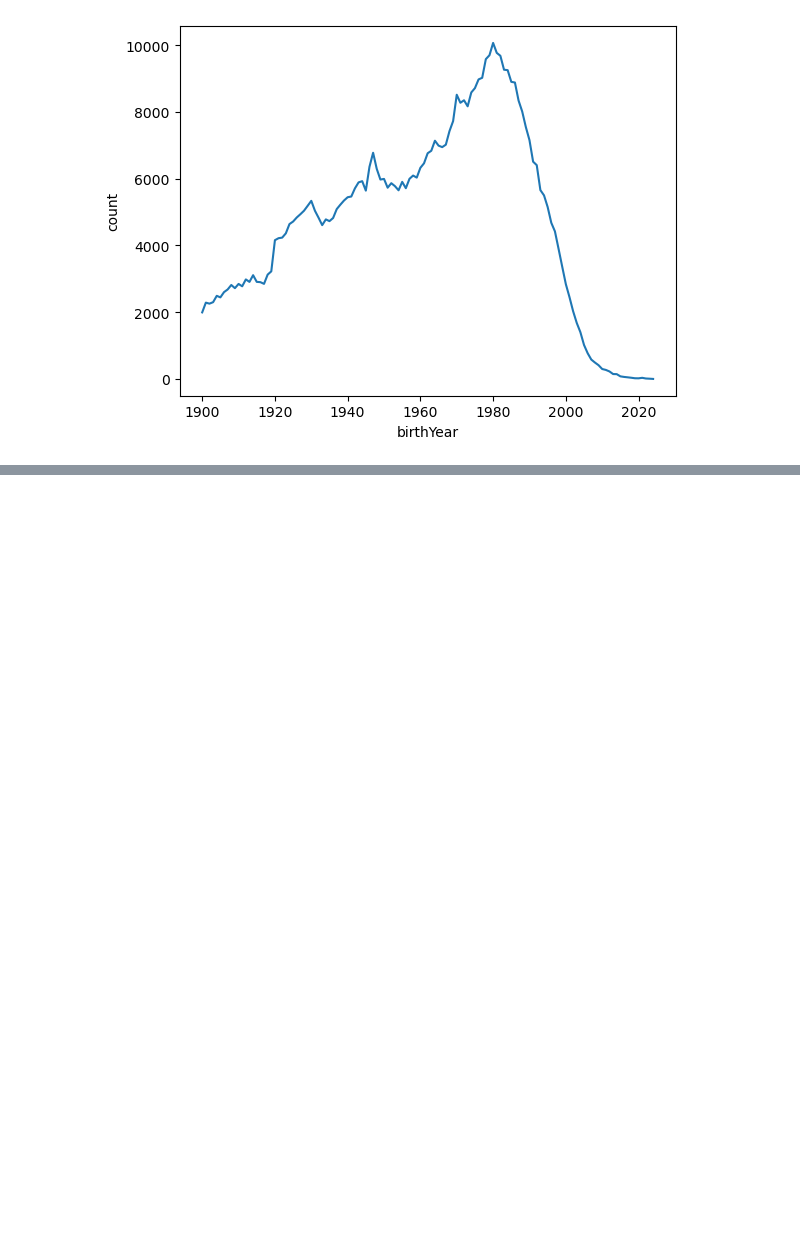
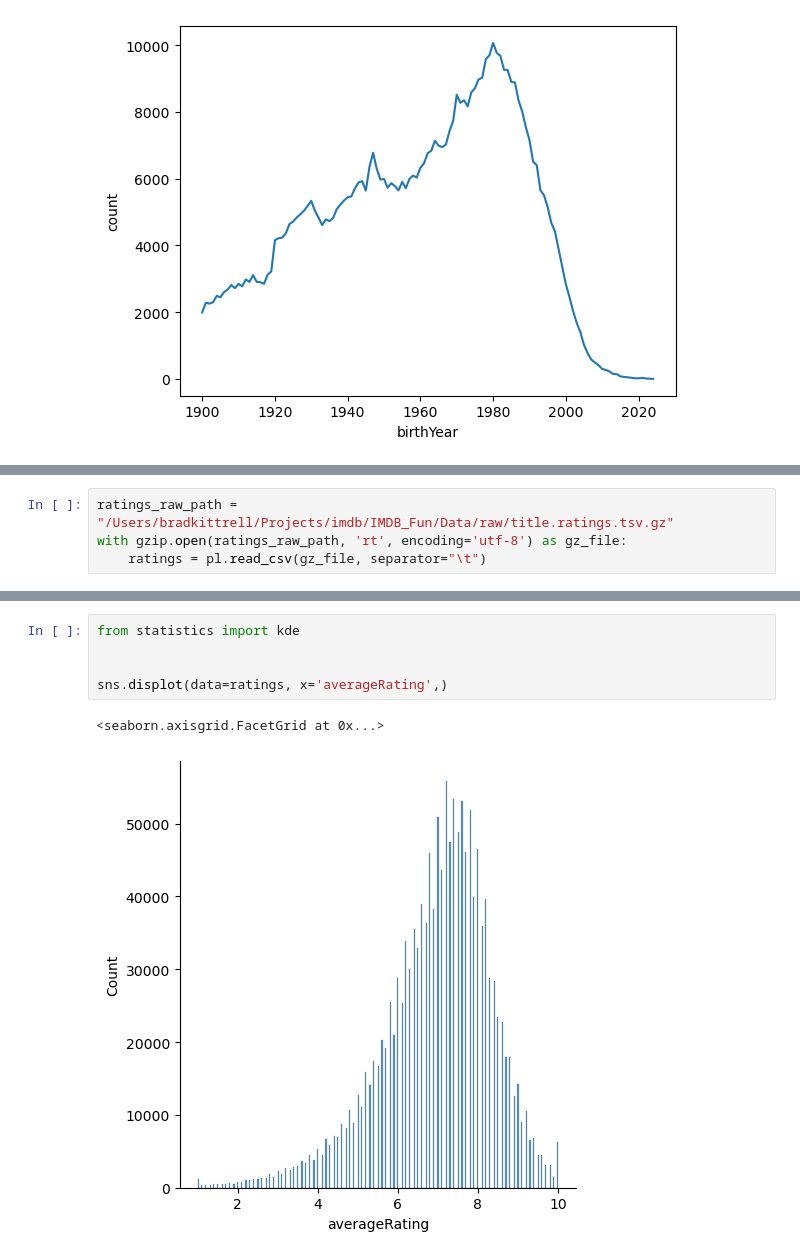
Before and after one commit to bradk54/IMDB_Fun, a Jupyter notebook: Notebooks/1_0_load_data.ipynb, the cells around one changed output, grey strips where cells are left out. Saved outputs shown, nothing was run; the diff lists cells and outputs as text; blank space fills up the shorter version.

```diff
--- a/Notebooks/1_0_load_data.ipynb
+++ b/Notebooks/1_0_load_data.ipynb
@@ -82,0 +89,4 @@ shape: (1, 7)
+# %%
+ratings_raw_path = "/Users/bradkittrell/Projects/imdb/IMDB_Fun/Data/raw/title.ratings.tsv.gz"
+with gzip.open(ratings_raw_path, 'rt', encoding='utf-8') as gz_file:
+    ratings = pl.read_csv(gz_file, separator="\t")
@@ -82,0 +108,8 @@ shape: (1, 7)
+# %%
+from statistics import kde
+
+
+sns.displot(data=ratings, x='averageRating',)
+# %% [output]
+<seaborn.axisgrid.FacetGrid at 0x...>
+[figure, added]
```
Also changed, not shown: parts of 11 cells of this notebook, 1 other file.
